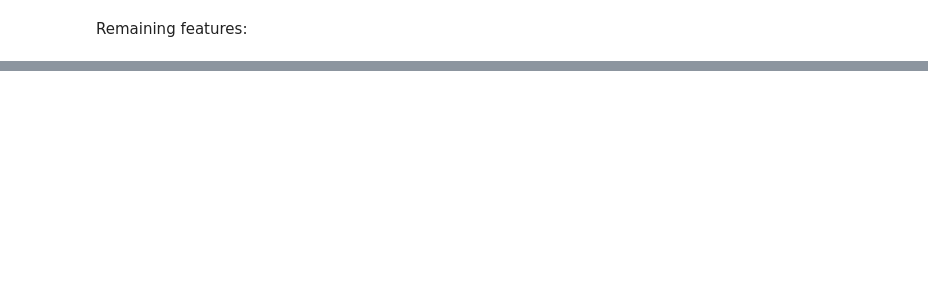
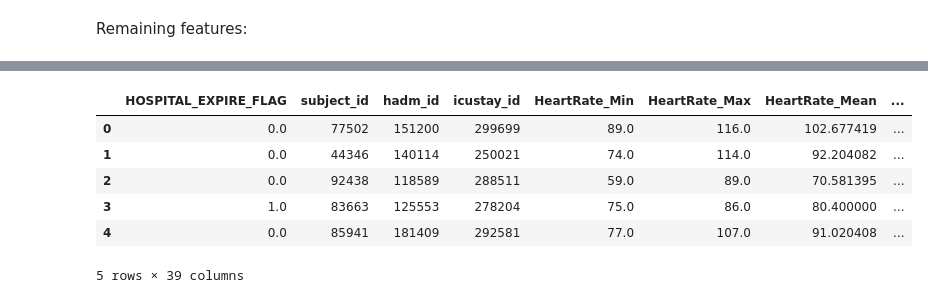
Before and after one commit to pablo-fdz/Project_1_BSE_CL-DL, a Jupyter notebook: 3_preprocessing_CLDL_P1.ipynb, the cells around one changed output, grey strips where cells are left out. Saved outputs shown, nothing was run; the diff lists cells and outputs as text; code cells hidden in the pictures; blank space fills up the shorter version.

```diff
--- a/3_preprocessing_CLDL_P1.ipynb
+++ b/3_preprocessing_CLDL_P1.ipynb
@@ -712,0 +86,9 @@ In this step, we export the dataframes to csv so they can be easily imported for
+# %%
+df_train2 = df_train.copy()
+df_test2 = df_test.copy()
+# %%
+# Impute with mode for training dataset
+df_train2['MARITAL_STATUS'] = df_train2['MARITAL_STATUS'].fillna(df_train2['MARITAL_STATUS'].mode()[0])  # Select 1st mode
+
+# Impute with mode for test dataset
+df_test2['MARITAL_STATUS'] = df_test2['MARITAL_STATUS'].fillna(df_test2['MARITAL_STATUS'].mode()[0])  # Select 1st mode
@@ -712,0 +163,10 @@ In this step, we export the dataframes to csv so they can be easily imported for
+# %%
+df_concat2.head()
+# %% [output]
+|  | HOSPITAL_EXPIRE_FLAG | subject_id | hadm_id | icustay_id | HeartRate_Min | HeartRate_Max | HeartRate_Mean | ... |
+| 0 | 0.0 | 77502 | 151200 | 299699 | 89.0 | 116.0 | 102.677419 | ... |
+| 1 | 0.0 | 44346 | 140114 | 250021 | 74.0 | 114.0 | 92.204082 | ... |
+| 2 | 0.0 | 92438 | 118589 | 288511 | 59.0 | 89.0 | 70.581395 | ... |
+| 3 | 1.0 | 83663 | 125553 | 278204 | 75.0 | 86.0 | 80.400000 | ... |
+| 4 | 0.0 | 85941 | 181409 | 292581 | 77.0 | 107.0 | 91.020408 | ... |
+5 rows × 39 columns
```
Also changed, not shown: parts of 90 cells of this notebook, 7 other files.
